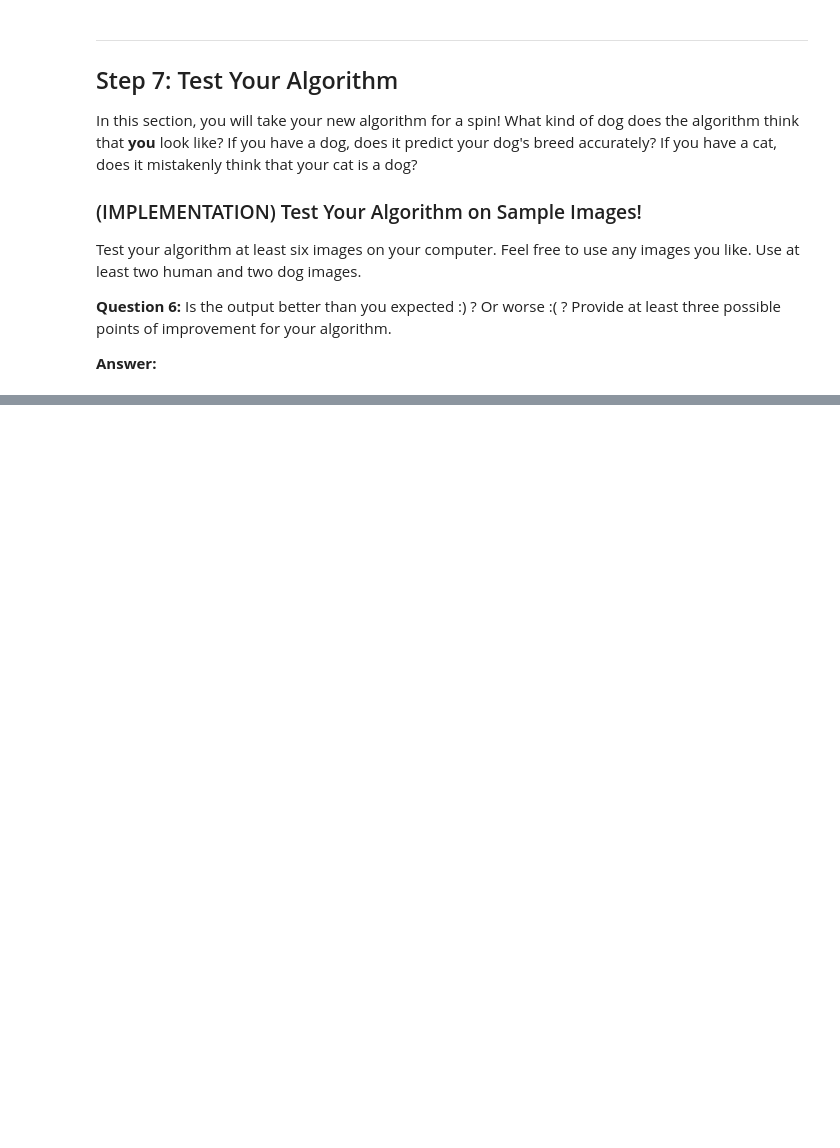
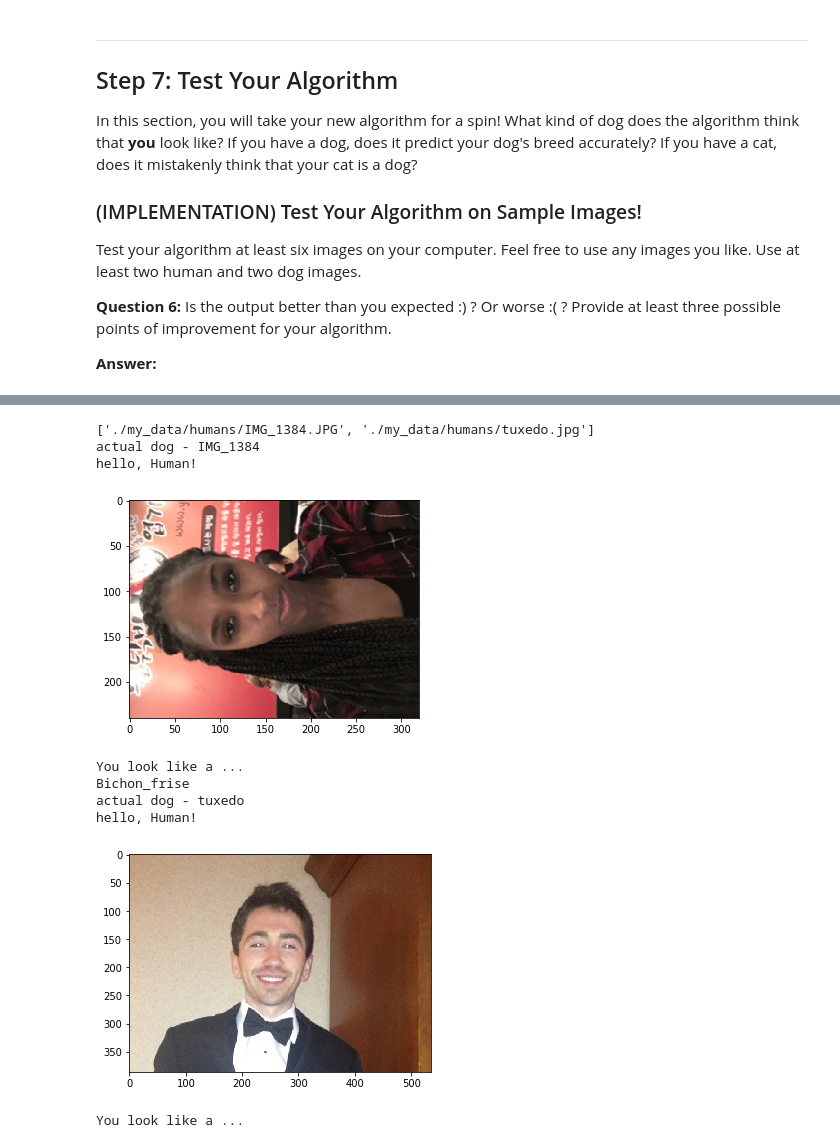
Before and after one commit to climberwb/dog_classifier, a Jupyter notebook: dog_app.ipynb, the cells around one changed output, grey strips where cells are left out. Drawn from its saved outputs; the diff is of its cells as text; code cells hidden in the pictures; blank space fills up the shorter version.

```diff
--- a/dog_app.ipynb
+++ b/dog_app.ipynb
@@ -771,0 +725,18 @@ __Answer:__
+# %%
+import glob
+human_files = glob.glob("./my_data/humans/*")[::-1]
+print(human_files)
+for dog_file in human_files:
+    print('actual dog -',dog_file.split('.')[1].split('/')[-1])
+    find_a_dog(dog_file)
+# %% [output]
+['./my_data/humans/IMG_1384.JPG', './my_data/humans/tuxedo.jpg']
+actual dog - IMG_1384
+hello, Human!
+[figure, added]
+You look like a ...
+Bichon_frise
+actual dog - tuxedo
+hello, Human!
+[figure, added]
+You look like a ...
```
Also changed, not shown: parts of 13 cells of this notebook.
